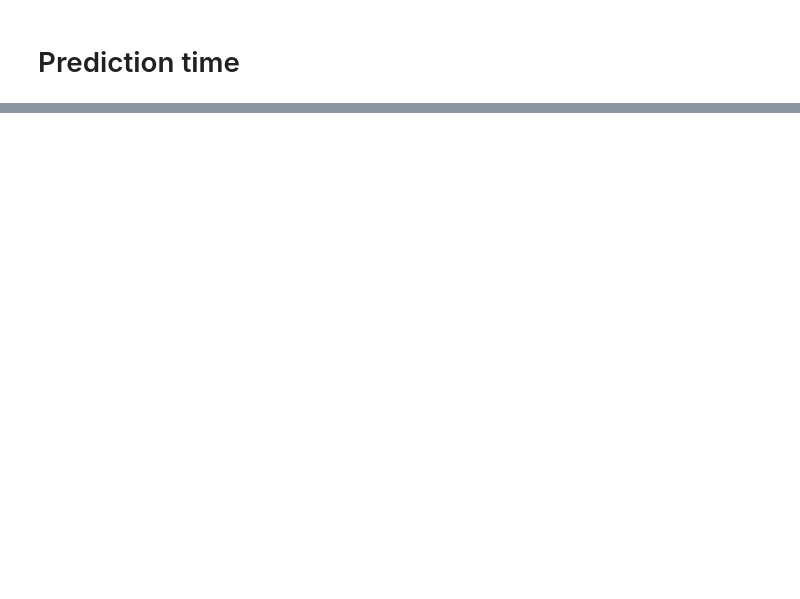
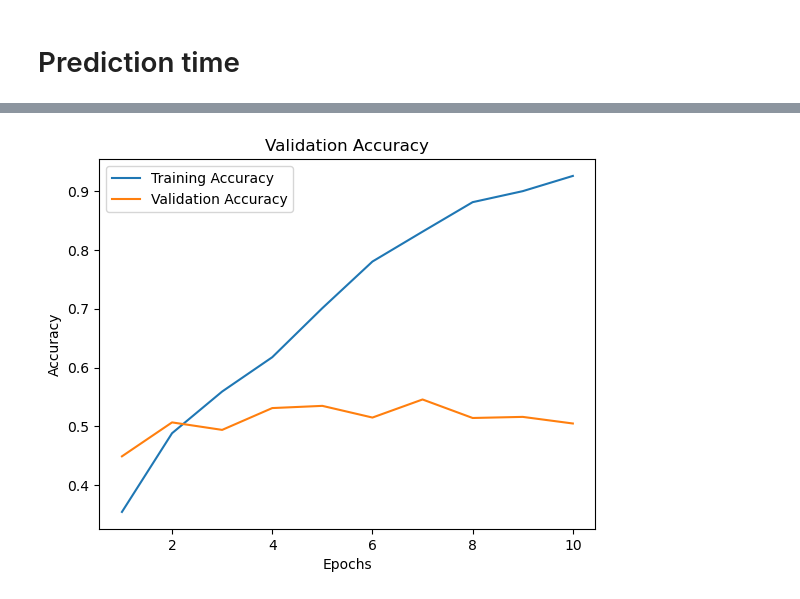
Before and after one commit to TheodoreCouz/Computer_Vision_Project, a Jupyter notebook: Quinten/Classification_model_simplified.ipynb, the cells around one changed output, grey strips where cells are left out. Cells and saved outputs as stored; diff of their text form; code cells hidden in the pictures; blank space fills up the shorter version.

Commit message:
add validation code

```diff
--- a/Quinten/Classification_model_simplified.ipynb
+++ b/Quinten/Classification_model_simplified.ipynb
@@ -174,7 +175,7 @@ def preprocess_image(image_path):
     transform = transforms.Compose([
         #transforms.Resize((224, 224)),  # Resize to match training size
         transforms.ToTensor(),
-        #transforms.Normalize(mean=[0.485, 0.456, 0.406], std=[0.229, 0.224, 0.225])  # Apply the same normalization used during training
+        transforms.Normalize(mean=[0.485, 0.456, 0.406], std=[0.229, 0.224, 0.225])  # Apply the same normalization used during training
     ])
 
     # Load image using PIL
@@ -194,3 +195,26 @@ def predict_image(model, image_tensor):
         predicted_class = torch.argmax(logits, dim=1).item() + 1  # Convert prediction to class (add 1 for class range [1-6])
 
     return predicted_class
+# %%
+# For evaluation purposes
+val_accuracies = []
+for model_id in range(1, 11):
+    model_scores = []
+    model = load_model(f'models_3/model_{model_id}.pth', num_classes=6)
+    folder_path = '../COMP90086_2024_Project_train/train'
+    csv_file = '../COMP90086_2024_Project_train/train.csv'
+    data = pd.read_csv(csv_file)
+
+    for idx in range(len(data)):
+        img_id = str(data.iloc[idx]['id'])
+        if int(img_id) < 663381:
+            continue
+        image_tensor = preprocess_image(f"{folder_path}/{img_id}.jpg")
+
+        # Predict stable height
+        predicted_class = predict_image(model, image_tensor)
+
+        model_scores.append(predicted_class == data.iloc[idx]['stable_height'])
+    val_accuracies.append(sum(model_scores) / len(model_scores))
+    print(f"Model {model_id} accuracy: {val_accuracies[-1]}")
+print(val_accuracies)
@@ -196,0 +233,14 @@ def predict_image(model, image_tensor):
+# %%
+# plot accuracies
+import matplotlib.pyplot as plt
+epochs = [1, 2, 3, 4, 5, 6, 7, 8, 9, 10]
+plt.title('Validation Accuracy')
+plt.xlabel('Epochs')
+plt.ylabel('Accuracy')
+plt.plot(epochs, accuracies, label='Training Accuracy')
+plt.plot(epochs, val_accuracies, label='Validation Accuracy')
+plt.legend()
+plt.savefig('accuracy_withnorm.pdf')
+plt.show()
+# %% [output]
+[figure, added]
```
Also changed, not shown: parts of 6 cells of this notebook, 14 other files.
